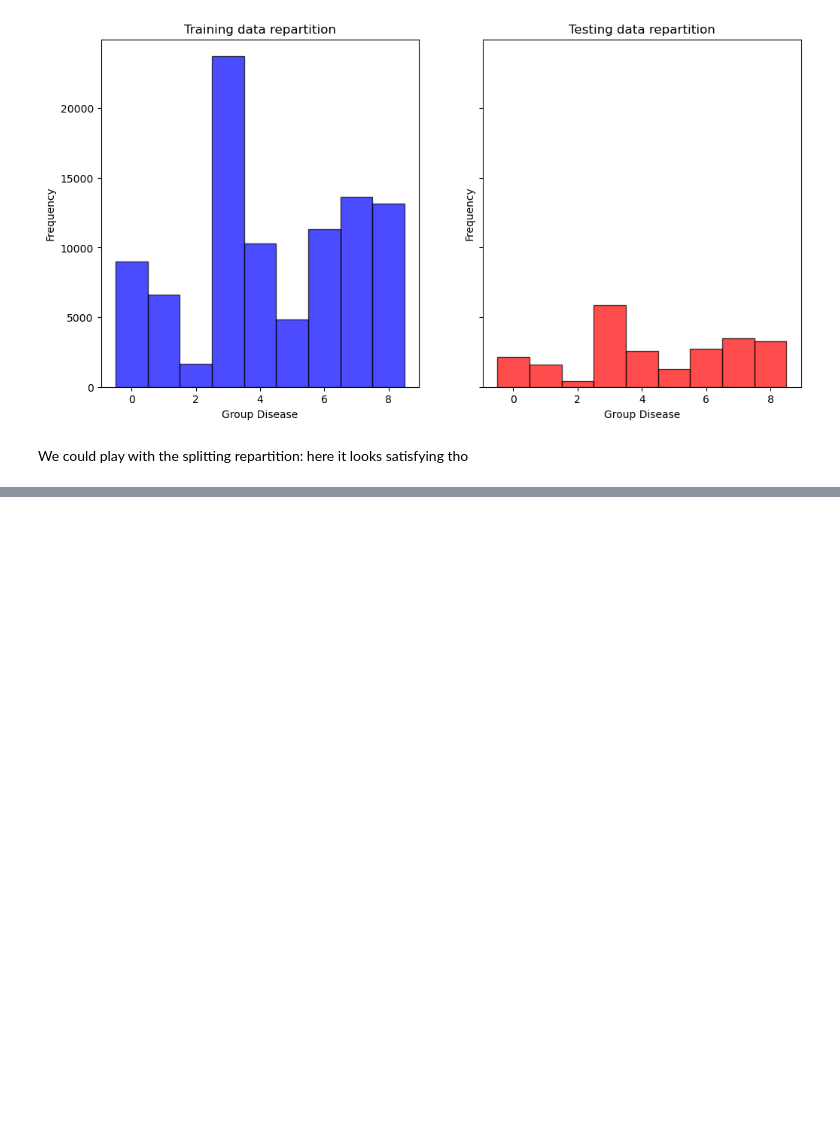
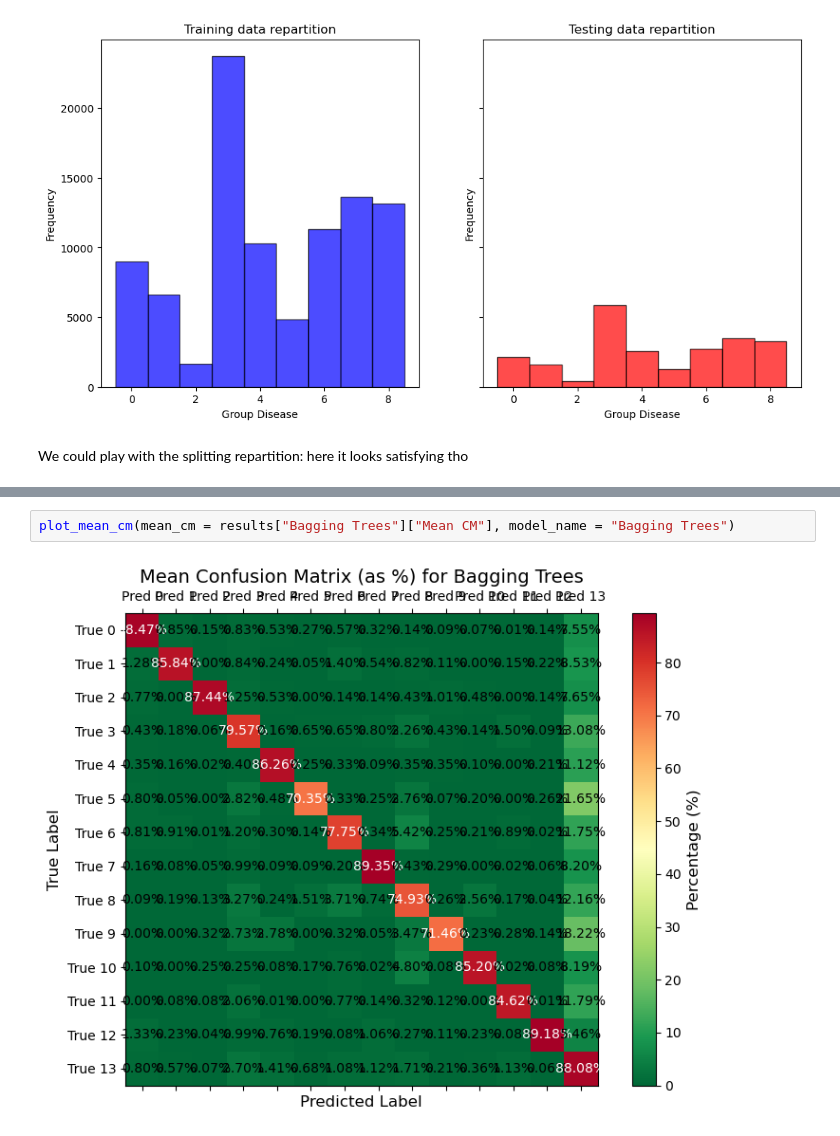
Before and after one commit to anthonyrocher/machine_learning_project, a Jupyter notebook: project.ipynb, the cells around one changed output, grey strips where cells are left out. Saved outputs shown, nothing was run; the diff lists cells and outputs as text; blank space fills up the shorter version.

```diff
--- a/project.ipynb
+++ b/project.ipynb
@@ -415,0 +529,4 @@ ValueError: could not convert string to float: 'neurological_psych'
+# %%
+plot_mean_cm(mean_cm = results["Bagging Trees"]["Mean CM"], model_name = "Bagging Trees")
+# %% [output]
+[figure, added]
```
Also changed, not shown: parts of 12 cells of this notebook.
